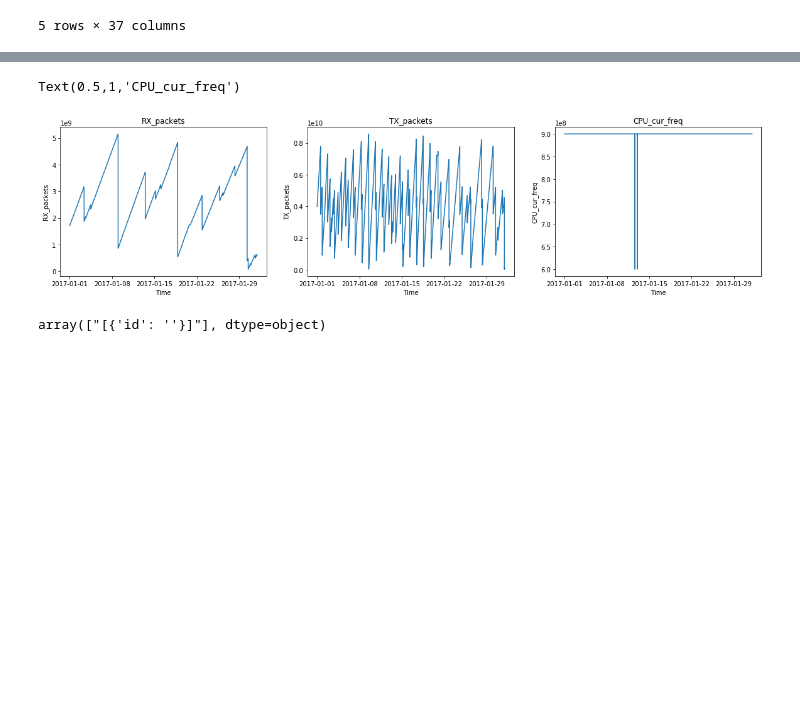
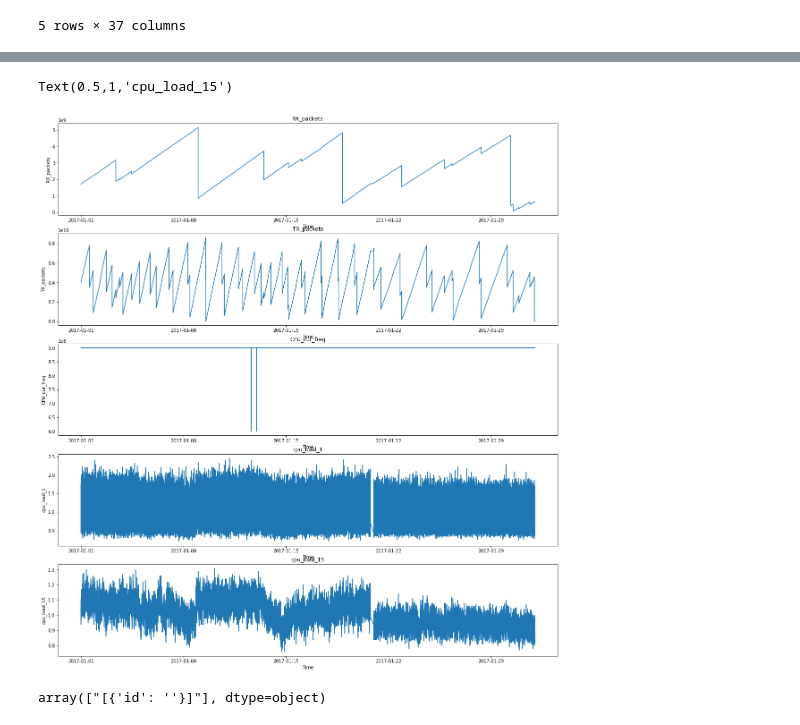
Before and after one commit to sunglyoungKim/TSU-HACK-17, a Jupyter notebook: SONYC_Analysis_adn323.ipynb, the cells around one changed output, grey strips where cells are left out. Drawn from its saved outputs; the diff is of its cells as text; code cells hidden in the pictures; blank space fills up the shorter version.

```diff
--- a/SONYC_Analysis_adn323.ipynb
+++ b/SONYC_Analysis_adn323.ipynb
@@ -61,12 +61,12 @@ dtype: object
 good['time'] = pd.to_datetime(good['time'])
 # %%
 #Set total figure size
-pl.figure(figsize=(20,20))
+pl.figure(figsize=(20,40))
 
 ###############################################################################
 
 # Plot RX_packets
-pl.subplot(431) # Plot 1
+pl.subplot(911) # Plot 1
 pl.plot(good.time,good.RX_packets)
 
 # Format Plot
@@ -77,38 +77,60 @@ pl.title("RX_packets")
 ###############################################################################
 
 # Plot TX_packets
-pl.subplot(432) # Plot 1
+pl.subplot(912) # Plot 1
 pl.plot(good.time,good.TX_packets)
 
 # Format Plot
 pl.xlabel("Time")
 pl.ylabel("TX_packets")
 pl.title("TX_packets")
 
 ###############################################################################
 
 # Plot CPU_cur_freq
-pl.subplot(433) # Plot 1
+pl.subplot(913) # Plot 1
 pl.plot(good.time,good.cpu_cur_freq)
 
 # Format Plot
 pl.xlabel("Time")
 pl.ylabel("CPU_cur_freq")
 pl.title("CPU_cur_freq")
 
 ###############################################################################
 
 # Plot cpu_load_1
-pl.subplot(433) # Plot 1
+pl.subplot(914) # Plot 1
 pl.plot(good.time,good.cpu_load_1)
 
 # Format Plot
 pl.xlabel("Time")
 pl.ylabel("cpu_load_1")
 pl.title("cpu_load_1")
+
+###############################################################################
+
+# Plot cpu_load_15
+pl.subplot(915) # Plot 1
+pl.plot(good.time,good.cpu_load_15)
+
+# Format Plot
+pl.xlabel("Time")
+pl.ylabel("cpu_load_15")
+pl.title("cpu_load_15")
+
+###############################################################################
+
+# Plot cpu_load_5
+pl.subplot(915) # Plot 1
+pl.plot(good.time,good.cpu_load_5)
+
+# Format Plot
+pl.xlabel("Time")
+pl.ylabel("cpu_load_5")
+pl.title("cpu_load_5")
 # %% [output]
-Text(0.5,1,'CPU_cur_freq')
+Text(0.5,1,'cpu_load_15')
-[figure, old version]
+[figure, new version]
 # %%
 branch, commit_date, commits,
 # %%
```
